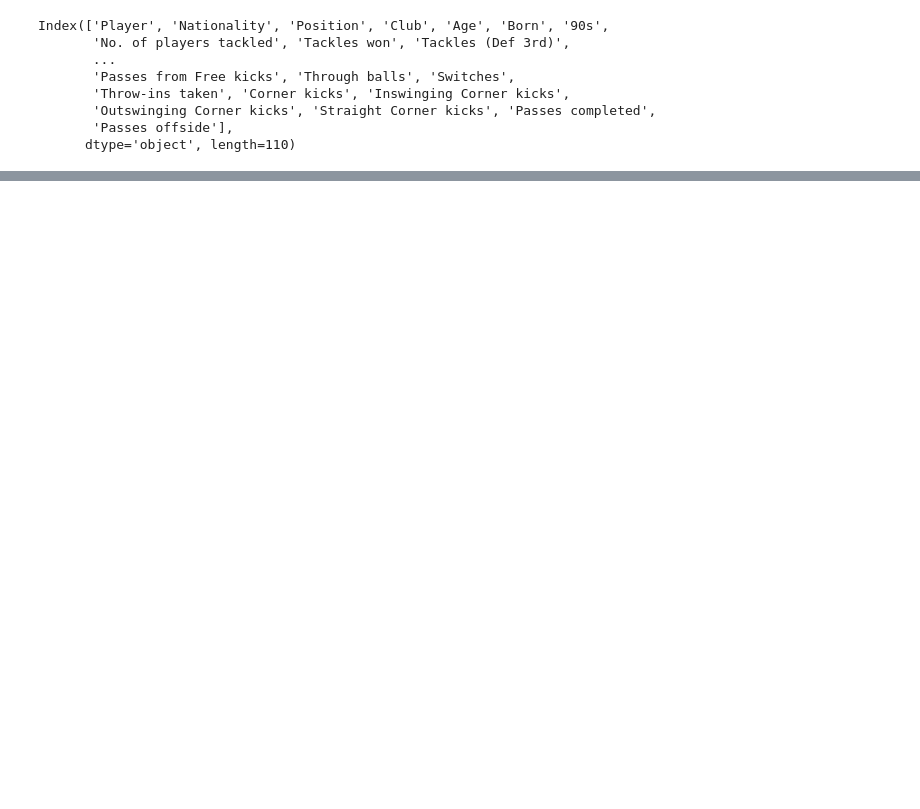
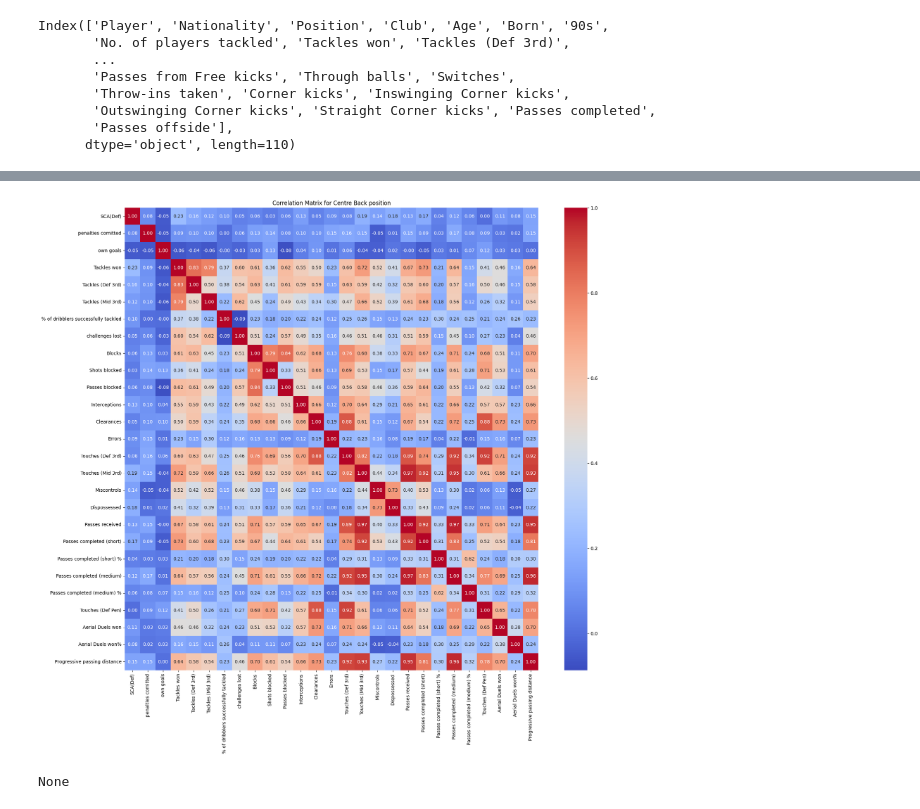
Before and after one commit to nrysam/UCL22_23, a Jupyter notebook: UEFA_Champions_League_2022_23_Best_Defender_Analysis.ipynb, the cells around one changed output, grey strips where cells are left out. Saved outputs shown, nothing was run; the diff lists cells and outputs as text; code cells hidden in the pictures; blank space fills up the shorter version.

```diff
--- a/UEFA_Champions_League_2022_23_Best_Defender_Analysis.ipynb
+++ b/UEFA_Champions_League_2022_23_Best_Defender_Analysis.ipynb
@@ -435,0 +160,28 @@ Top 2 FB from UCL 2022/2023 Season is : Alex Grimaldo and Manuel Akanji
+# %%
+def process_player_data(df, position, metrics):
+    """
+    Filters and processes player data for a given position.
+
+    Args:
+    df (DataFrame): The input DataFrame containing player data.
+    position (str): The position of players to filter (e.g., 'DF').
+    metrics (list): List of metrics/columns to include in the output.
+
+    Returns:
+    DataFrame: Processed DataFrame for the given position.
+    """
+    # Filter and fill missing values
+
+    # Filter the DataFrame based on position and select relevant columns
+    df_filtered = df[df['Position'] == position][['Player', 'Position', 'Club'] + metrics]
+
+    # Handle missing values
+    df_filtered.fillna(0, inplace=True)
+
+    return df_filtered
+
+# Usage
+df_cb = process_player_data(df_df, 'DF', cb_metrics)
+display(df_cb)
+df_fb = process_player_data(df_df, 'DF', fb_metrics)
+display(df_fb)
@@ -435,0 +215,14 @@ Top 2 FB from UCL 2022/2023 Season is : Alex Grimaldo and Manuel Akanji
+# %%
+#visualization for correlation
+def plot_correlation_matrix(data, position_title):
+    corr_matrix = df_cb.corr()
+    plt.figure(figsize=(20, 18))
+    sns.heatmap(corr_matrix, annot=True, cmap='coolwarm', fmt=".2f")
+    plt.title(f'Correlation Matrix for {position_title} position')
+    plt.show()
+
+# Usage
+display(plot_correlation_matrix(df_cb, 'Centre Back'))
+# %% [output]
+[figure, added]
+None
```
Also changed, not shown: parts of 38 cells of this notebook.
